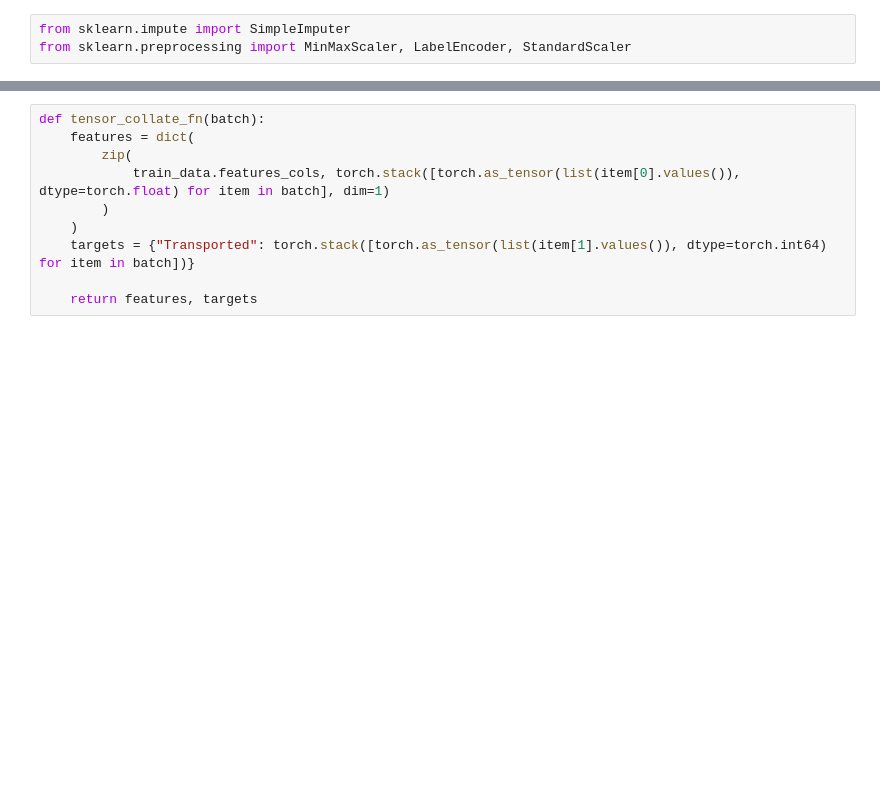
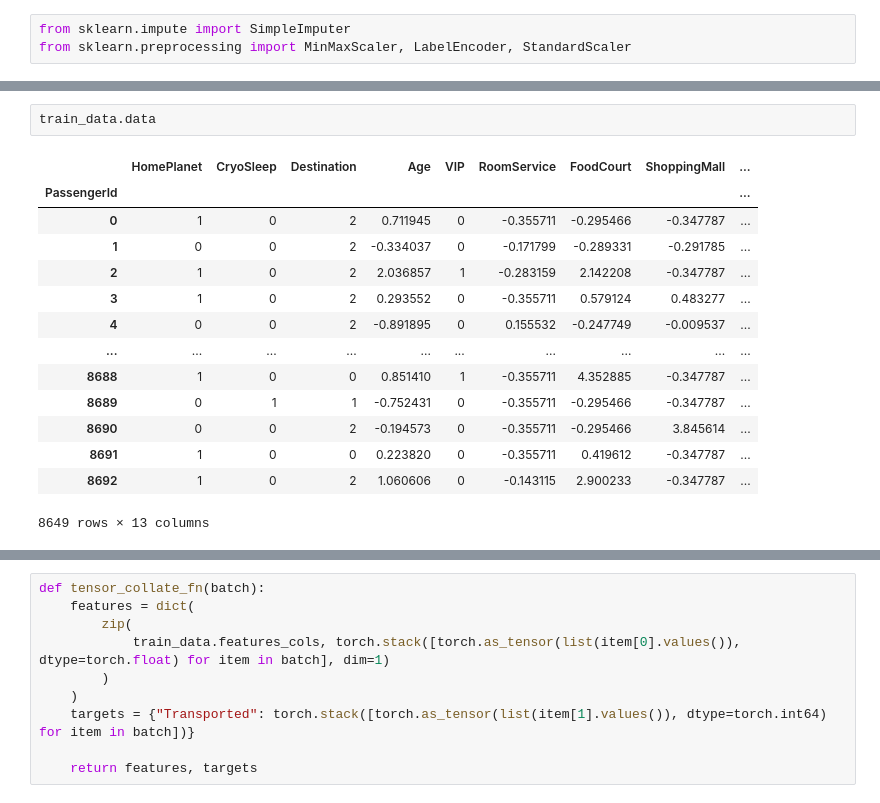
Before and after one commit to Monfin/Torch_tabular_RNN, a Jupyter notebook: Torch_RNN_tables.ipynb, the cells around one changed output, grey strips where cells are left out. Drawn from its saved outputs; the diff is of its cells as text; blank space fills up the shorter version.

```diff
--- a/Torch_RNN_tables.ipynb
+++ b/Torch_RNN_tables.ipynb
@@ -140,3 +190,20 @@ Wall time: 243 ms
+# %%
+train_data.data
+# %% [output]
+|  | HomePlanet | CryoSleep | Destination | Age | VIP | RoomService | FoodCourt | ShoppingMall | ... |
+| PassengerId |  |  |  |  |  |  |  |  | ... |
+| 0 | 1 | 0 | 2 | 0.711945 | 0 | -0.355711 | -0.295466 | -0.347787 | ... |
+| 1 | 0 | 0 | 2 | -0.334037 | 0 | -0.171799 | -0.289331 | -0.291785 | ... |
+| 2 | 1 | 0 | 2 | 2.036857 | 1 | -0.283159 | 2.142208 | -0.347787 | ... |
+| 3 | 1 | 0 | 2 | 0.293552 | 0 | -0.355711 | 0.579124 | 0.483277 | ... |
+| 4 | 0 | 0 | 2 | -0.891895 | 0 | 0.155532 | -0.247749 | -0.009537 | ... |
+| ... | ... | ... | ... | ... | ... | ... | ... | ... | ... |
+| 8688 | 1 | 0 | 0 | 0.851410 | 1 | -0.355711 | 4.352885 | -0.347787 | ... |
+| 8689 | 0 | 1 | 1 | -0.752431 | 0 | -0.355711 | -0.295466 | -0.347787 | ... |
+| 8690 | 0 | 0 | 2 | -0.194573 | 0 | -0.355711 | -0.295466 | 3.845614 | ... |
+| 8691 | 1 | 0 | 0 | 0.223820 | 0 | -0.355711 | 0.419612 | -0.347787 | ... |
+| 8692 | 1 | 0 | 2 | 1.060606 | 0 | -0.143115 | 2.900233 | -0.347787 | ... |
+8649 rows × 13 columns
 # %%
 train_data.features_cols
 # %% [output]
```
Also changed, not shown: parts of 56 cells of this notebook.
